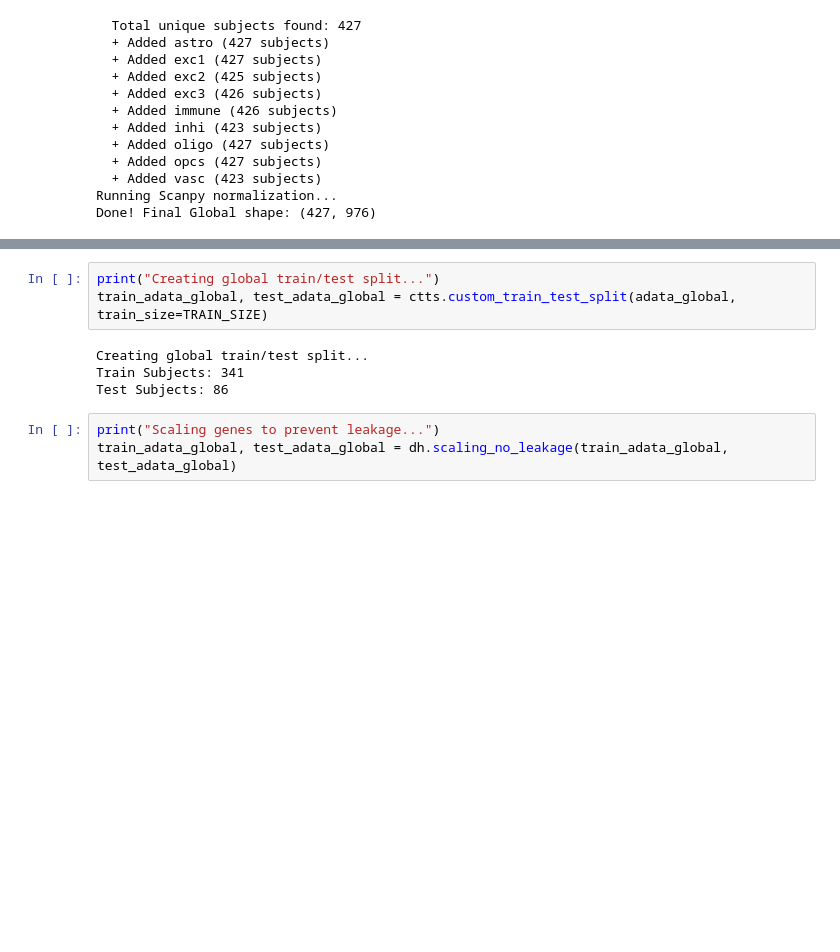
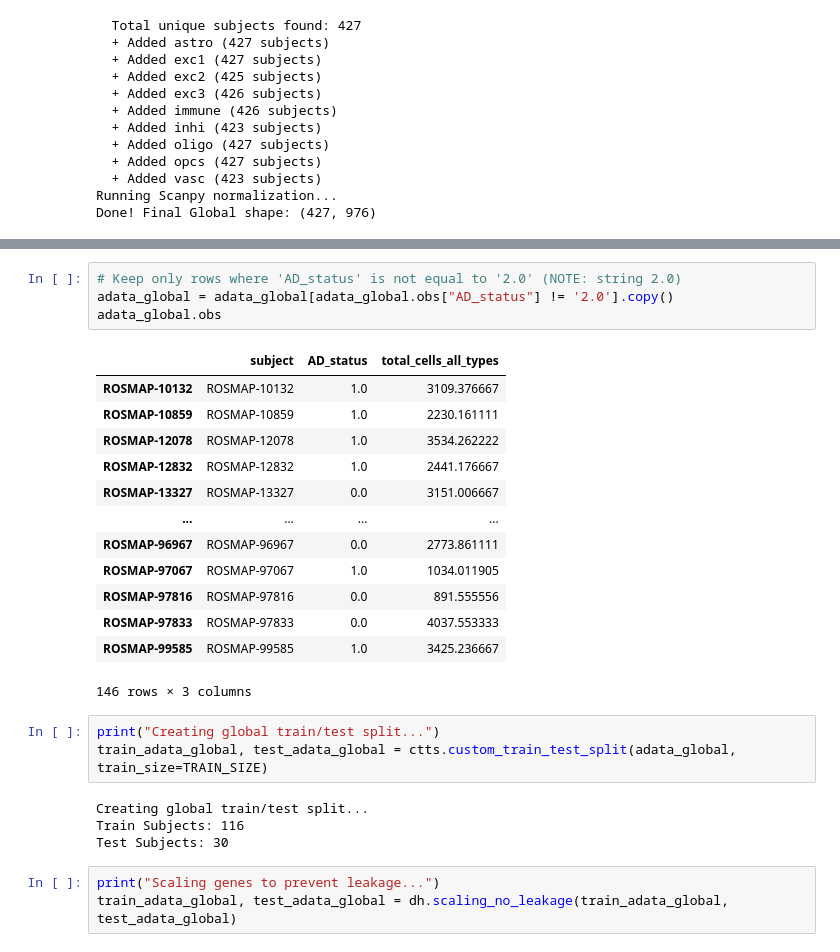
Before and after one commit to ThomasM31/BBTX11-VT26-07, a Jupyter notebook: BINN/binn_pipeline.ipynb, the cells around one changed output, grey strips where cells are left out. Drawn from its saved outputs; the diff is of its cells as text; blank space fills up the shorter version.

```diff
--- a/BINN/binn_pipeline.ipynb
+++ b/BINN/binn_pipeline.ipynb
@@ -198,11 +186,29 @@ AD_status
 Name: count, dtype: int64
+# %%
+# Keep only rows where 'AD_status' is not equal to '2.0' (NOTE: string 2.0)
+adata_global = adata_global[adata_global.obs["AD_status"] != '2.0'].copy()
+adata_global.obs
+# %% [output]
+|  | subject | AD_status | total_cells_all_types |
+| ROSMAP-10132 | ROSMAP-10132 | 1.0 | 3109.376667 |
+| ROSMAP-10859 | ROSMAP-10859 | 1.0 | 2230.161111 |
+| ROSMAP-12078 | ROSMAP-12078 | 1.0 | 3534.262222 |
+| ROSMAP-12832 | ROSMAP-12832 | 1.0 | 2441.176667 |
+| ROSMAP-13327 | ROSMAP-13327 | 0.0 | 3151.006667 |
+| ... | ... | ... | ... |
+| ROSMAP-96967 | ROSMAP-96967 | 0.0 | 2773.861111 |
+| ROSMAP-97067 | ROSMAP-97067 | 1.0 | 1034.011905 |
+| ROSMAP-97816 | ROSMAP-97816 | 0.0 | 891.555556 |
+| ROSMAP-97833 | ROSMAP-97833 | 0.0 | 4037.553333 |
+| ROSMAP-99585 | ROSMAP-99585 | 1.0 | 3425.236667 |
+146 rows × 3 columns
 # %%
 print("Creating global train/test split...")
 train_adata_global, test_adata_global = ctts.custom_train_test_split(adata_global, train_size=TRAIN_SIZE)
 # %% [output]
 Creating global train/test split...
-Train Subjects: 341
-Test Subjects: 86
+Train Subjects: 116
+Test Subjects: 30
 # %%
 print("Scaling genes to prevent leakage...")
 train_adata_global, test_adata_global = dh.scaling_no_leakage(train_adata_global, test_adata_global)
```
Also changed, not shown: parts of 18 cells of this notebook.
